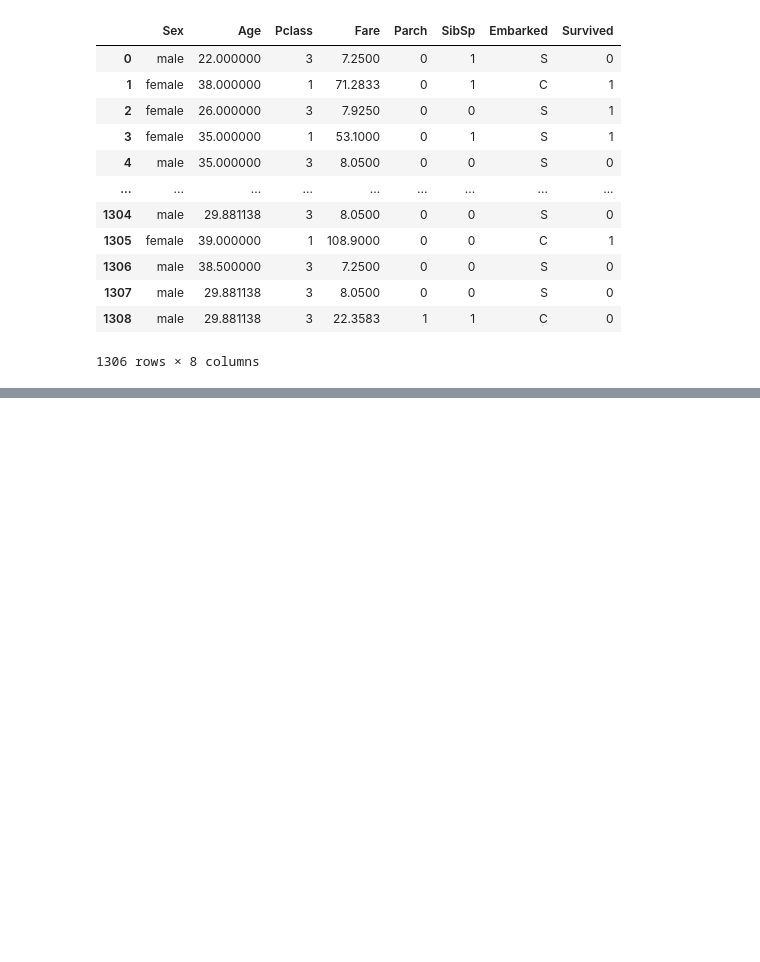
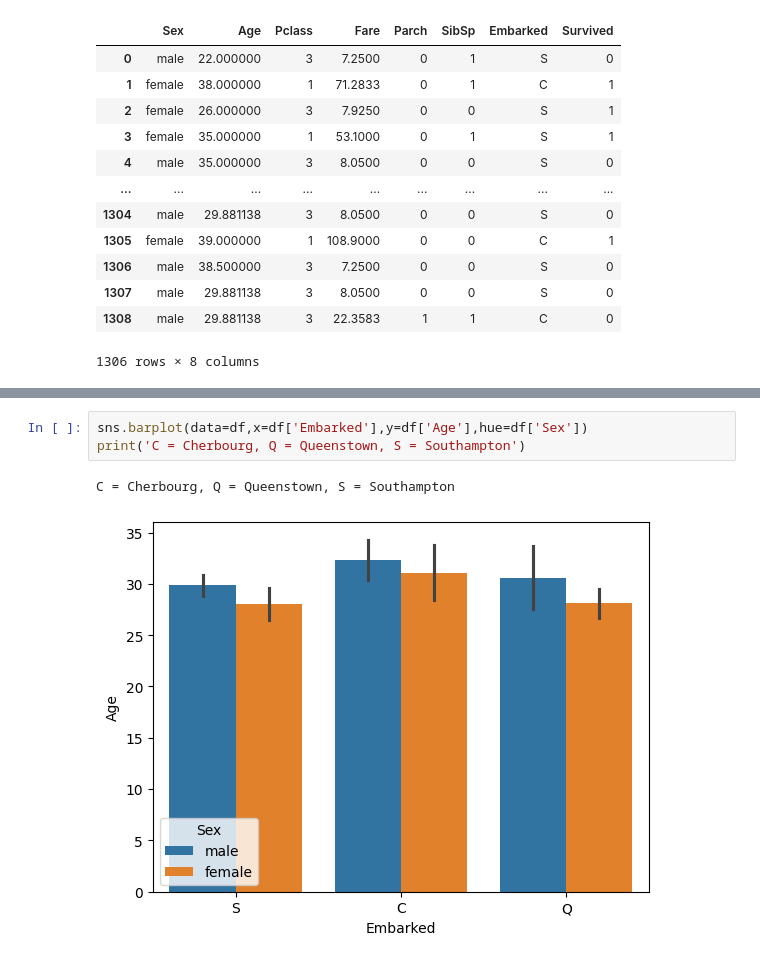
Before and after one commit to JOCRZ/Data-Science-Diploma, a Jupyter notebook: Machine-Learning/Decision-Tree/Project1/EDA.ipynb, the cells around one changed output, grey strips where cells are left out. Saved outputs shown, nothing was run; the diff lists cells and outputs as text; blank space fills up the shorter version.

```diff
--- a/Machine-Learning/Decision-Tree/Project1/EDA.ipynb
+++ b/Machine-Learning/Decision-Tree/Project1/EDA.ipynb
@@ -98,0 +115,6 @@ df
+# %%
+sns.barplot(data=df,x=df['Embarked'],y=df['Age'],hue=df['Sex'])
+print('C = Cherbourg, Q = Queenstown, S = Southampton')
+# %% [output]
+C = Cherbourg, Q = Queenstown, S = Southampton
+[figure, added]
```
Also changed, not shown: parts of 20 cells of this notebook.
